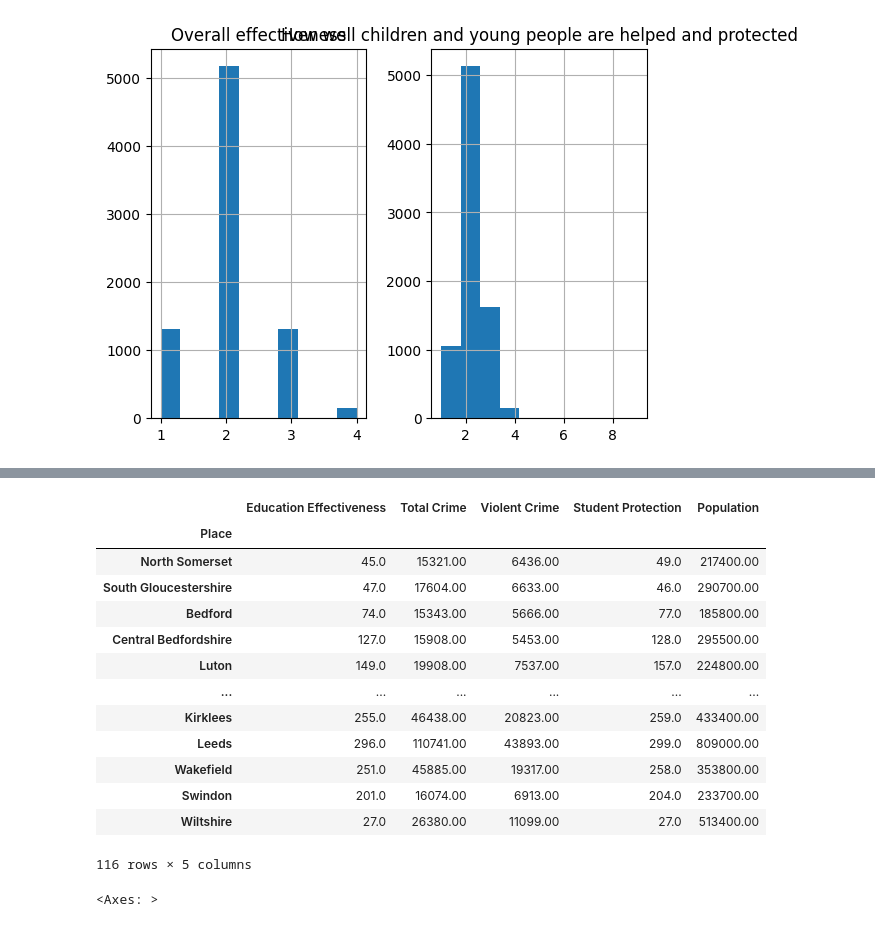
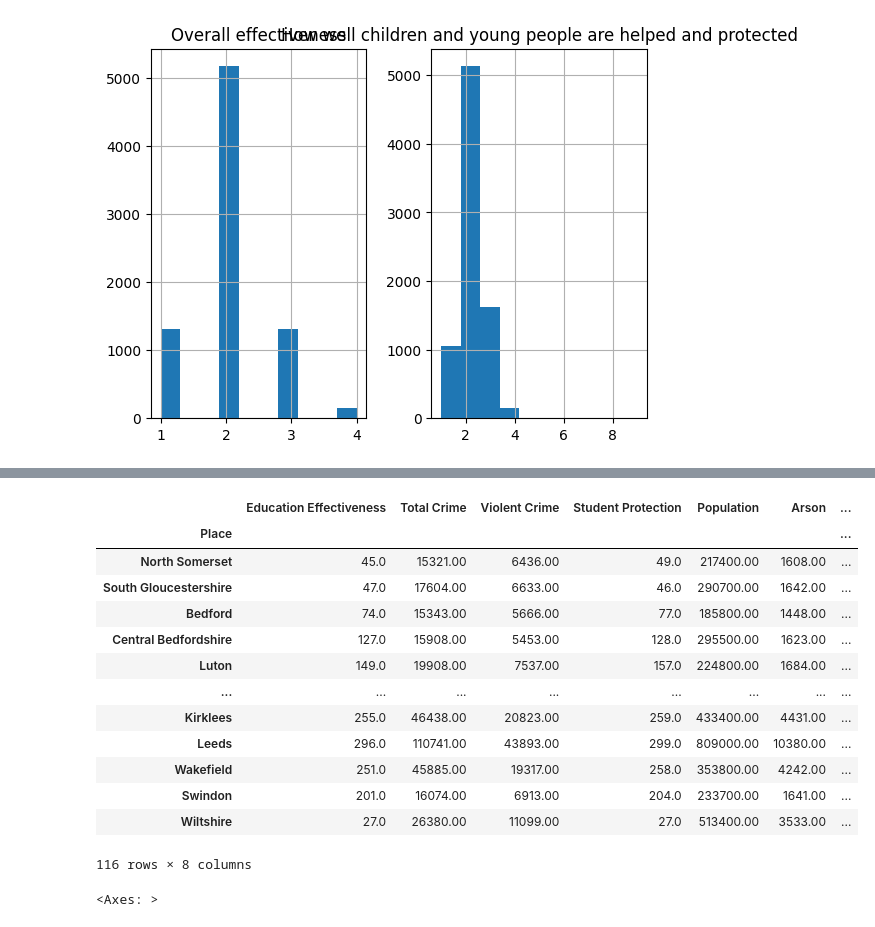
Before and after one commit to TheElcurtiso/machineLearningProject, a Jupyter notebook: linearRegression.ipynb, the cells around one changed output, grey strips where cells are left out. Saved outputs shown, nothing was run; the diff lists cells and outputs as text; code cells hidden in the pictures.

```diff
--- a/linearRegression.ipynb
+++ b/linearRegression.ipynb
@@ -68,7 +68,9 @@ area_to_education_and_crime = {"Place" : [],
                                "Total Crime" : [],
                                "Violent Crime": [],
                                "Student Protection": [],
-                               "Population": []}
+                               "Population": [],
+                               "Arson": [],
+                               "Public Offences": []}
 for index, row in education_and_crime_and_population_statistics.iterrows():
   if current_name == row["Local authority area"]:
    count += 1
@@ -81,8 +83,9 @@ for index, row in education_and_crime_and_population_statistics.iterrows():
    area_to_education_and_crime["Violent Crime"].append(row["Violence against\n the person"])
    area_to_education_and_crime["Student Protection"].append(running_protection_total)
    area_to_education_and_crime["Population"].append(row["Population figures (mid-2021) - rounded to 100"])
+   area_to_education_and_crime["Arson"].append(row["Criminal damage and arson"])
+   area_to_education_and_crime["Public Offences"].append(row["Public order offences"])
    running_effectiveness_total = 0
    running_protection_total = 0
-   print(count)
    count = 0
   current_name = row["Local authority area"]
@@ -107,22 +92,22 @@ for index, row in education_and_crime_and_population_statistics.iterrows():
 # %%
-average_crime_and_education = pd.DataFrame(area_to_education_and_crime, columns=['Place', 'Education Effectiveness', 'Total Crime', 'Violent Crime', 'Student Protection', 'Population'])
+average_crime_and_education = pd.DataFrame(area_to_education_and_crime, columns=['Place', 'Education Effectiveness', 'Total Crime', 'Violent Crime', 'Student Protection', 'Population', 'Arson', 'Public Offences'])
 average_crime_and_education = average_crime_and_education.set_index('Place')
 average_crime_and_education
 # %% [output]
-|  | Education Effectiveness | Total Crime | Violent Crime | Student Protection | Population |
-| Place |  |  |  |  |  |
-| North Somerset | 45.0 | 15321.00 | 6436.00 | 49.0 | 217400.00 |
-| South Gloucestershire | 47.0 | 17604.00 | 6633.00 | 46.0 | 290700.00 |
-| Bedford | 74.0 | 15343.00 | 5666.00 | 77.0 | 185800.00 |
-| Central Bedfordshire | 127.0 | 15908.00 | 5453.00 | 128.0 | 295500.00 |
-| Luton | 149.0 | 19908.00 | 7537.00 | 157.0 | 224800.00 |
-| ... | ... | ... | ... | ... | ... |
-| Kirklees | 255.0 | 46438.00 | 20823.00 | 259.0 | 433400.00 |
-| Leeds | 296.0 | 110741.00 | 43893.00 | 299.0 | 809000.00 |
-| Wakefield | 251.0 | 45885.00 | 19317.00 | 258.0 | 353800.00 |
-| Swindon | 201.0 | 16074.00 | 6913.00 | 204.0 | 233700.00 |
-| Wiltshire | 27.0 | 26380.00 | 11099.00 | 27.0 | 513400.00 |
+|  | Education Effectiveness | Total Crime | Violent Crime | Student Protection | Population | Arson | ... |
+| Place |  |  |  |  |  |  | ... |
+| North Somerset | 45.0 | 15321.00 | 6436.00 | 49.0 | 217400.00 | 1608.00 | ... |
+| South Gloucestershire | 47.0 | 17604.00 | 6633.00 | 46.0 | 290700.00 | 1642.00 | ... |
+| Bedford | 74.0 | 15343.00 | 5666.00 | 77.0 | 185800.00 | 1448.00 | ... |
+| Central Bedfordshire | 127.0 | 15908.00 | 5453.00 | 128.0 | 295500.00 | 1623.00 | ... |
+| Luton | 149.0 | 19908.00 | 7537.00 | 157.0 | 224800.00 | 1684.00 | ... |
+| ... | ... | ... | ... | ... | ... | ... | ... |
+| Kirklees | 255.0 | 46438.00 | 20823.00 | 259.0 | 433400.00 | 4431.00 | ... |
+| Leeds | 296.0 | 110741.00 | 43893.00 | 299.0 | 809000.00 | 10380.00 | ... |
+| Wakefield | 251.0 | 45885.00 | 19317.00 | 258.0 | 353800.00 | 4242.00 | ... |
+| Swindon | 201.0 | 16074.00 | 6913.00 | 204.0 | 233700.00 | 1641.00 | ... |
+| Wiltshire | 27.0 | 26380.00 | 11099.00 | 27.0 | 513400.00 | 3533.00 | ... |
-116 rows × 5 columns
+116 rows × 8 columns
 # %%
 import numpy as np
 education_and_crime_and_population_statistics["Crime Level"] = pd.cut(education_and_crime_and_population_statistics["Total recorded crime\n (excluding fraud)"].astype(float),
```
Also changed, not shown: parts of 7 cells of this notebook.
